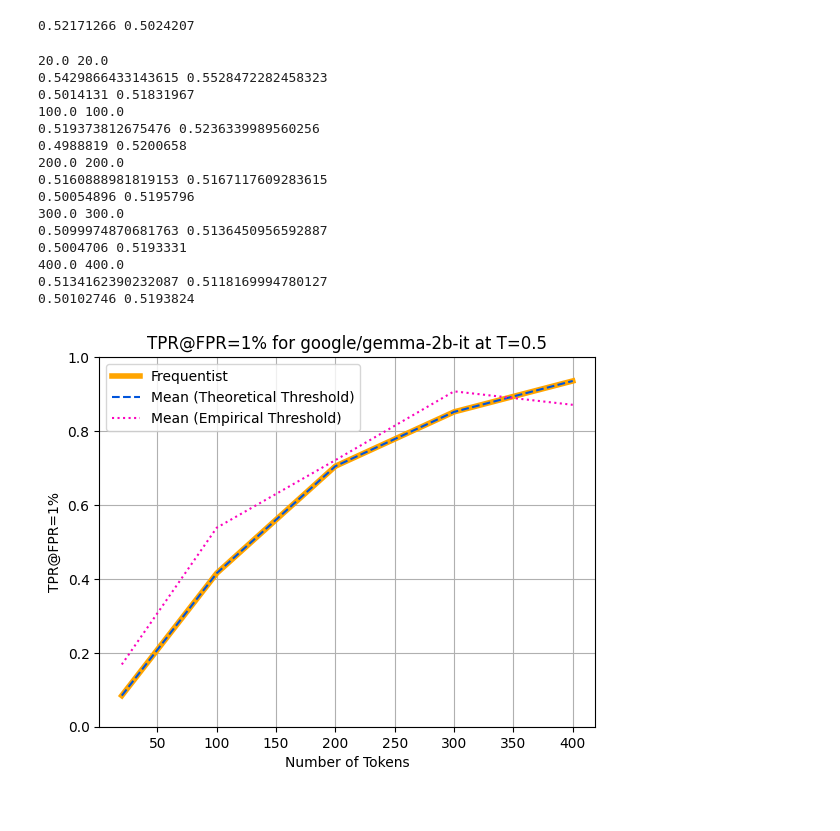
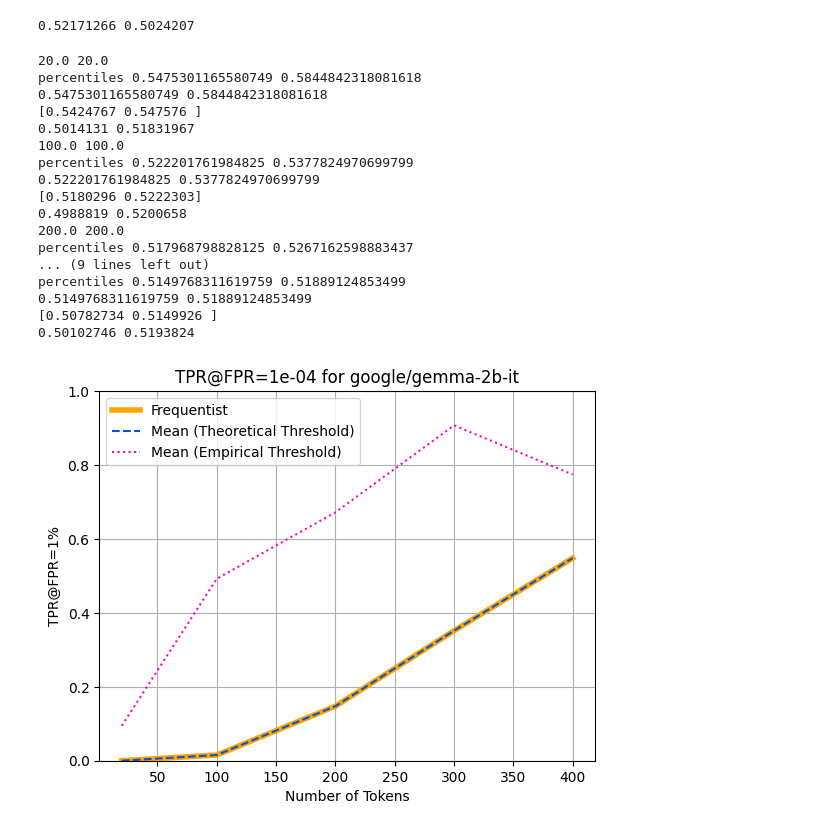
Before and after one commit to JackBlake-zkq/synthid-text, a Jupyter notebook: notebooks/mean_vs_frequentist.ipynb, the cells around one changed output. Drawn from its saved outputs; the diff is of its cells as text; code cells hidden in the pictures.

```diff
--- a/notebooks/mean_vs_frequentist.ipynb
+++ b/notebooks/mean_vs_frequentist.ipynb
@@ -21,7 +21,8 @@ print(np.mean(weighted_mean_score(padded_eli5_g_values_wm.numpy(), padded_eli5_c
 # %%
 # True Positive at fixed False Positive Rate of 1%
 # by token count, using same ones as in the paper (24 might not be exactly right)
-
+FPR = 1e-4
+FPR_STR = '{:.0e}'.format(FPR)
 token_counts = [20, 100, 200, 300, 400]
 
 # For setting Mean threshold as the theoretical top-1% of unwatermark
@@ -69,53 +70,56 @@ for token_count in token_counts:
     )
 
     n = len(freq_scores)
-    acc = np.sum(-freq_scores <= 0.01) / n
+    acc = np.sum(-freq_scores <= FPR) / n
     accs.append(acc)
 
-    thresh_theoretical = norm.ppf(0.99, loc=mean, scale=np.sqrt(variance / token_count)) / watermarking_depth
+    thresh_theoretical = norm.ppf(1 - FPR, loc=mean, scale=np.sqrt(variance / token_count)) / watermarking_depth
 
     mean_score_uwm = weighted_mean_score(g_values_uwm, mask_uwm, weights)
 
-    thresh_empirical = np.percentile(mean_score_uwm, 99)
+    thresh_empirical = np.percentile(mean_score_uwm, (1-FPR)*100)
     print(thresh_empirical, thresh_theoretical)
 
     mean_scores = weighted_mean_score(g_values, mask, weights)
+    print(np.sort(mean_score_uwm)[-2:])
     print(np.mean(mean_score_uwm), np.mean(mean_scores))
 
     mean_accs_theoritical.append(np.sum(mean_scores > thresh_theoretical) / n)
     mean_accs_empirical.append(np.sum(mean_scores > thresh_empirical) / n)
 
 accs = np.array(accs)
 mean_accs_theoritical = np.array(mean_accs_theoritical)
 mean_accs_empirical = np.array(mean_accs_empirical)
 
 
 # Plot the accuracy line
 plt.plot(token_counts, accs, label='Frequentist', color='orange', linewidth=4)
 plt.plot(token_counts, mean_accs_theoritical, label='Mean (Theoretical Threshold)', color='#0054db', linestyle='--')
 plt.plot(token_counts, mean_accs_empirical, label='Mean (Empirical Threshold)', color='#fc03be', linestyle=':')
 
-plt.title(f"TPR@FPR=1% for {MODEL_NAME} at T={TEMPERATURE}")
+plt.title(f"TPR@FPR={FPR_STR} for {MODEL_NAME}")
 plt.xlabel("Number of Tokens")
 plt.ylabel("TPR@FPR=1%")
 plt.ylim(0, 1)
 plt.legend()
 plt.grid()
 plt.show()
 # %% [output]
 20.0 20.0
-0.5429866433143615 0.5528472282458323
+percentiles 0.5475301165580749 0.5844842318081618
+0.5475301165580749 0.5844842318081618
+[0.5424767 0.547576 ]
 0.5014131 0.51831967
 100.0 100.0
-0.519373812675476 0.5236339989560256
+percentiles 0.522201761984825 0.5377824970699799
+0.522201761984825 0.5377824970699799
+[0.5180296 0.5222303]
 0.4988819 0.5200658
 200.0 200.0
-0.5160888981819153 0.5167117609283615
-0.50054896 0.5195796
-300.0 300.0
-0.5099974870681763 0.5136450956592887
-0.5004706 0.5193331
-400.0 400.0
-0.5134162390232087 0.5118169994780127
+percentiles 0.517968798828125 0.5267162598883437
+... (9 lines left out)
+percentiles 0.5149768311619759 0.51889124853499
+0.5149768311619759 0.51889124853499
+[0.50782734 0.5149926 ]
 0.50102746 0.5193824
-[figure, old version]
+[figure, new version]
```
Also changed, not shown: 1 other file.
